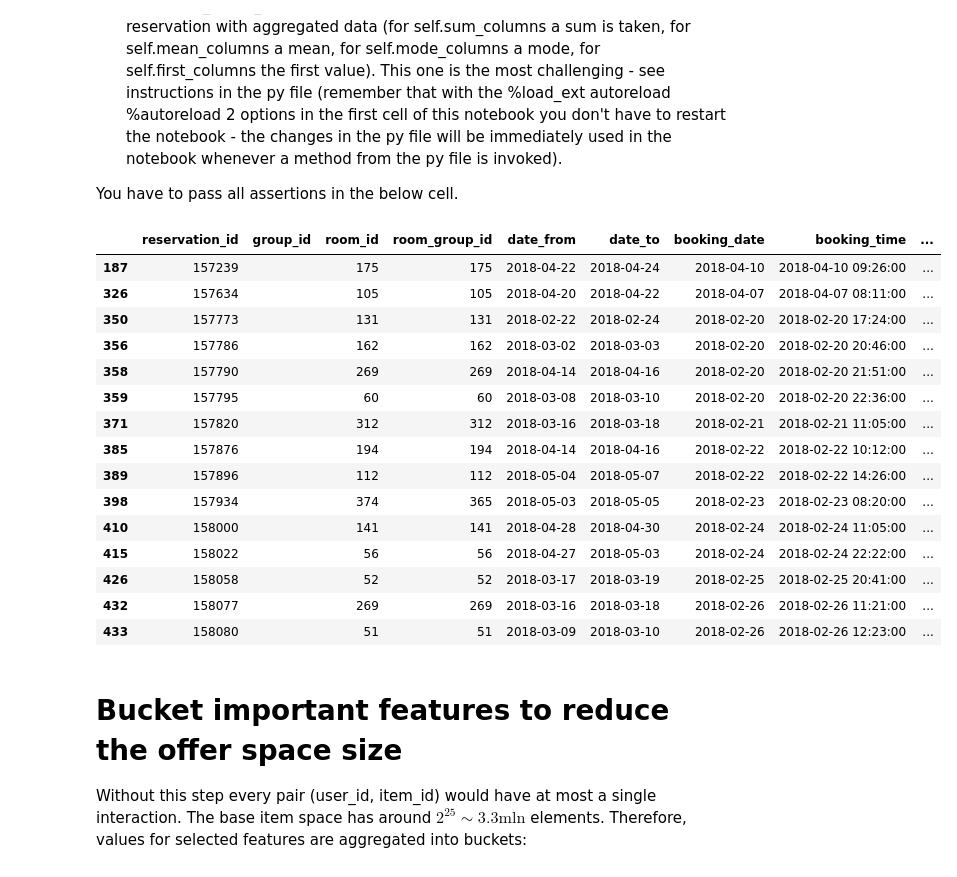
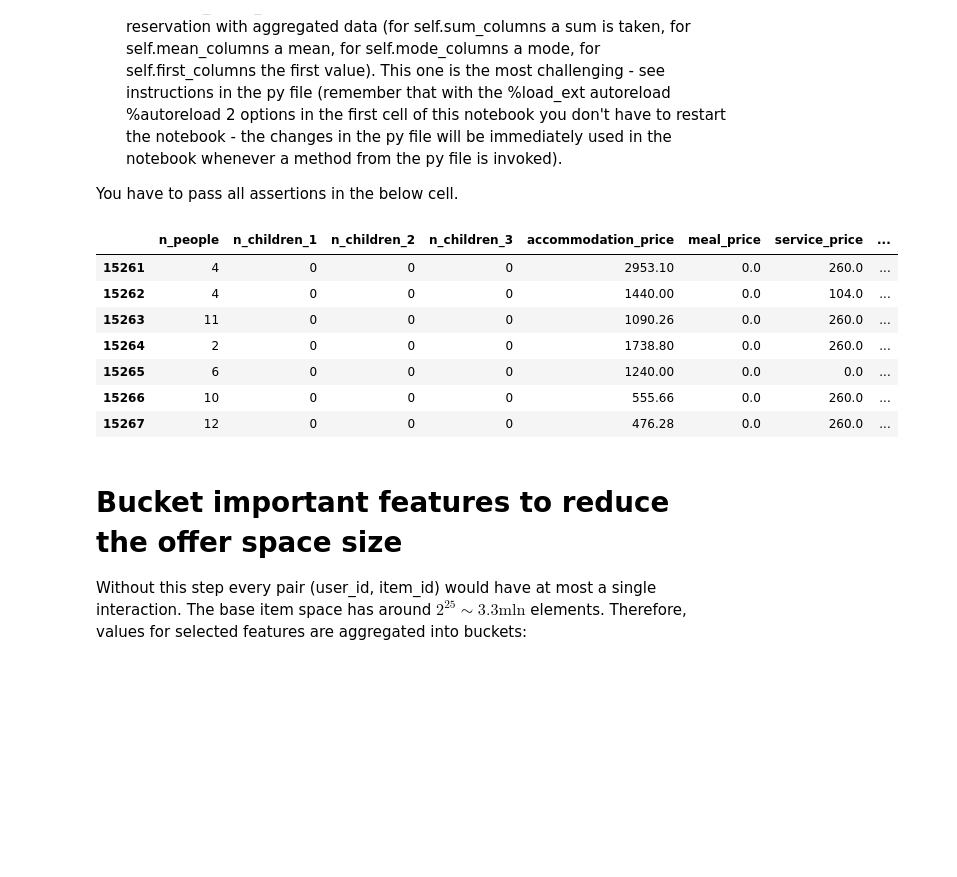
Before and after one commit to dansilecki/recommender-systems-project1, a Jupyter notebook: project_1_data_preparation.ipynb, the cells around one changed output. Drawn from its saved outputs; the diff is of its cells as text; code cells hidden in the pictures; blank space fills up the shorter version.

```diff
--- a/project_1_data_preparation.ipynb
+++ b/project_1_data_preparation.ipynb
@@ -111,89 +111,82 @@ id_column_names = dataset_specification.get_id_columns()
 people_identifier = PeopleIdentifier()
 preprocessed_data = people_identifier.add_pid(preprocessed_data, id_column_names, "user_id")
 
-dp_toolkit.filter_out_company_clients(preprocessed_data)
+preprocessed_data = dp_toolkit.filter_out_company_clients(preprocessed_data)
 preprocessed_data = dp_toolkit.filter_out_company_clients(preprocessed_data)  # Code this method #zaczął wyskakiwać error
 preprocessed_data = dp_toolkit.filter_out_low_prices(preprocessed_data)  # Code this method
 
 # preprocessed_data = dp_toolkit.fix_date_to(preprocessed_data)
 preprocessed_data = dp_toolkit.add_length_of_stay(preprocessed_data)  # Code this method
 
 preprocessed_data = dp_toolkit.filter_out_long_stays(preprocessed_data)  # Code this method
 
 preprocessed_data = dp_toolkit.add_book_to_arrival(preprocessed_data)  # Code this method
 preprocessed_data = dp_toolkit.add_weekend_stay(preprocessed_data)  # Code this method
 preprocessed_data = dp_toolkit.add_nrooms(preprocessed_data)
-# preprocessed_data = dp_toolkit.sum_npeople(preprocessed_data)  # Code this method
+preprocessed_data = dp_toolkit.sum_npeople(preprocessed_data)  # Code this method
 preprocessed_data = dp_toolkit.clip_book_to_arrival(preprocessed_data)
 
-# preprocessed_data = dp_toolkit.aggregate_group_reservations(preprocessed_data)  # Code this method
+preprocessed_data = dp_toolkit.aggregate_group_reservations(preprocessed_data)  # Code this method
+# dp_toolkit.aggregate_group_reservations(preprocessed_data)
 
 preprocessed_data = dp_toolkit.add_night_price(preprocessed_data)  # Code this method
 
 preprocessed_data = preprocessed_data.reset_index(drop=True)
 
 assert len(preprocessed_data.loc[preprocessed_data["is_company"] == 1]) == 0
 assert len(preprocessed_data.loc[preprocessed_data["length_of_stay"] > 21]) == 0
 assert len(preprocessed_data.loc[preprocessed_data["accommodation_price"] <= 50]) == 0
 
-# assert preprocessed_data.iloc[1]['length_of_stay'] == 3
-# assert preprocessed_data.iloc[2]['length_of_stay'] == 2
-# assert preprocessed_data.iloc[3]['length_of_stay'] == 7
+assert preprocessed_data.iloc[1]['length_of_stay'] == 3
+assert preprocessed_data.iloc[2]['length_of_stay'] == 2
+assert preprocessed_data.iloc[3]['length_of_stay'] == 7
 
-# assert preprocessed_data.iloc[2150]['book_to_arrival'] == 11
-# assert preprocessed_data.iloc[2151]['book_to_arrival'] == 28
-# assert preprocessed_data.iloc[2152]['book_to_arrival'] == 12
+assert preprocessed_data.iloc[2150]['book_to_arrival'] == 11
+assert preprocessed_data.iloc[2151]['book_to_arrival'] == 28
+assert preprocessed_data.iloc[2152]['book_to_arrival'] == 12
 
-# assert preprocessed_data.iloc[2150]['weekend_stay'] == 'False'
-# assert preprocessed_data.iloc[2151]['weekend_stay'] == 'True'
-# assert preprocessed_data.iloc[2152]['weekend_stay'] == 'False'
+assert preprocessed_data.iloc[2150]['weekend_stay'] == 'False'
+assert preprocessed_data.iloc[2151]['weekend_stay'] == 'True'
+assert preprocessed_data.iloc[2152]['weekend_stay'] == 'False'
 
-# assert preprocessed_data.iloc[3650]['n_people'] == 2
-# assert preprocessed_data.iloc[3651]['n_people'] == 4
-# assert preprocessed_data.iloc[3652]['n_people'] == 1
+assert preprocessed_data.iloc[3650]['n_people'] == 2
+assert preprocessed_data.iloc[3651]['n_people'] == 4
+assert preprocessed_data.iloc[3652]['n_people'] == 1
 
-# assert preprocessed_data.iloc[0]['night_price'] == 330.76
-# assert preprocessed_data.iloc[1]['night_price'] == 231.13
-# assert preprocessed_data.iloc[2]['night_price'] == 183.40
+assert preprocessed_data.iloc[0]['night_price'] == 330.76
+assert preprocessed_data.iloc[1]['night_price'] == 231.13
+assert preprocessed_data.iloc[2]['night_price'] == 183.40
 
 # # Assertions for group reservations
 
-# assert preprocessed_data.iloc[15258]['rate_plan'] == 'Nonref'
-# assert preprocessed_data.iloc[15259]['rate_plan'] == 'Standard'
-# assert preprocessed_data.iloc[15260]['rate_plan'] == 'Standard'
-# assert preprocessed_data.iloc[15258]['accommodation_price'] == 1397.06
-# assert preprocessed_data.iloc[15261]['accommodation_price'] == 2953.10
-# assert preprocessed_data.iloc[15264]['accommodation_price'] == 1738.80
-# assert preprocessed_data.iloc[15258]['n_people'] == 6
-# assert preprocessed_data.iloc[15259]['n_people'] == 7
-# assert preprocessed_data.iloc[15260]['n_people'] == 11
-# assert preprocessed_data.iloc[15265]['night_price'] == 206.67
-# assert preprocessed_data.iloc[15266]['night_price'] == 138.92
-# assert preprocessed_data.iloc[15267]['night_price'] == 119.07
-# assert preprocessed_data.iloc[15261]['room_group_id'] == 483
+assert preprocessed_data.iloc[15258]['rate_plan'] == 'Nonref'
+assert preprocessed_data.iloc[15259]['rate_plan'] == 'Standard'
+assert preprocessed_data.iloc[15260]['rate_plan'] == 'Standard'
+assert preprocessed_data.iloc[15258]['accommodation_price'] == 1397.06
+assert preprocessed_data.iloc[15261]['accommodation_price'] == 2953.10
+assert preprocessed_data.iloc[15264]['accommodation_price'] == 1738.80
+assert preprocessed_data.iloc[15258]['n_people'] == 6
+assert preprocessed_data.iloc[15259]['n_people'] == 7
+assert preprocessed_data.iloc[15260]['n_people'] == 11
+assert preprocessed_data.iloc[15265]['night_price'] == 206.67
+assert preprocessed_data.iloc[15266]['night_price'] == 138.92
+assert preprocessed_data.iloc[15267]['night_price'] == 119.07
+assert preprocessed_data.iloc[15261]['room_group_id'] == 483
 # assert preprocessed_data.iloc[15266]['room_group_id'] == 78
-# assert preprocessed_data.iloc[15267]['room_group_id'] == 463
+assert preprocessed_data.iloc[15267]['room_group_id'] == 463
 
 # display(preprocessed_data.head(15))
-# display(preprocessed_data.iloc[3650:3653])
-display(preprocessed_data.loc[preprocessed_data['n_children_1'] != 0].head(15))
+# display(preprocessed_data.loc[preprocessed_data['room_group_id'] == 78])
+display(preprocessed_data.iloc[15261: 15268])
 # %% [output]
-|  | reservation_id | group_id | room_id | room_group_id | date_from | date_to | booking_date | booking_time | ... |
-| 187 | 157239 |  | 175 | 175 | 2018-04-22 | 2018-04-24 | 2018-04-10 | 2018-04-10 09:26:00 | ... |
-| 326 | 157634 |  | 105 | 105 | 2018-04-20 | 2018-04-22 | 2018-04-07 | 2018-04-07 08:11:00 | ... |
-| 350 | 157773 |  | 131 | 131 | 2018-02-22 | 2018-02-24 | 2018-02-20 | 2018-02-20 17:24:00 | ... |
-| 356 | 157786 |  | 162 | 162 | 2018-03-02 | 2018-03-03 | 2018-02-20 | 2018-02-20 20:46:00 | ... |
-| 358 | 157790 |  | 269 | 269 | 2018-04-14 | 2018-04-16 | 2018-02-20 | 2018-02-20 21:51:00 | ... |
-| 359 | 157795 |  | 60 | 60 | 2018-03-08 | 2018-03-10 | 2018-02-20 | 2018-02-20 22:36:00 | ... |
-| 371 | 157820 |  | 312 | 312 | 2018-03-16 | 2018-03-18 | 2018-02-21 | 2018-02-21 11:05:00 | ... |
-| 385 | 157876 |  | 194 | 194 | 2018-04-14 | 2018-04-16 | 2018-02-22 | 2018-02-22 10:12:00 | ... |
-| 389 | 157896 |  | 112 | 112 | 2018-05-04 | 2018-05-07 | 2018-02-22 | 2018-02-22 14:26:00 | ... |
-| 398 | 157934 |  | 374 | 365 | 2018-05-03 | 2018-05-05 | 2018-02-23 | 2018-02-23 08:20:00 | ... |
-| 410 | 158000 |  | 141 | 141 | 2018-04-28 | 2018-04-30 | 2018-02-24 | 2018-02-24 11:05:00 | ... |
-| 415 | 158022 |  | 56 | 56 | 2018-04-27 | 2018-05-03 | 2018-02-24 | 2018-02-24 22:22:00 | ... |
-| 426 | 158058 |  | 52 | 52 | 2018-03-17 | 2018-03-19 | 2018-02-25 | 2018-02-25 20:41:00 | ... |
-| 432 | 158077 |  | 269 | 269 | 2018-03-16 | 2018-03-18 | 2018-02-26 | 2018-02-26 11:21:00 | ... |
-| 433 | 158080 |  | 51 | 51 | 2018-03-09 | 2018-03-10 | 2018-02-26 | 2018-02-26 12:23:00 | ... |
+|  | n_people | n_children_1 | n_children_2 | n_children_3 | accommodation_price | meal_price | service_price | ... |
+| 15261 | 4 | 0 | 0 | 0 | 2953.10 | 0.0 | 260.0 | ... |
+| 15262 | 4 | 0 | 0 | 0 | 1440.00 | 0.0 | 104.0 | ... |
+| 15263 | 11 | 0 | 0 | 0 | 1090.26 | 0.0 | 260.0 | ... |
+| 15264 | 2 | 0 | 0 | 0 | 1738.80 | 0.0 | 260.0 | ... |
+| 15265 | 6 | 0 | 0 | 0 | 1240.00 | 0.0 | 0.0 | ... |
+| 15266 | 10 | 0 | 0 | 0 | 555.66 | 0.0 | 260.0 | ... |
+| 15267 | 12 | 0 | 0 | 0 | 476.28 | 0.0 | 260.0 | ... |
 # %% [markdown]
 # Bucket important features to reduce the offer space size
 
```
Also changed, not shown: 1 other file.
